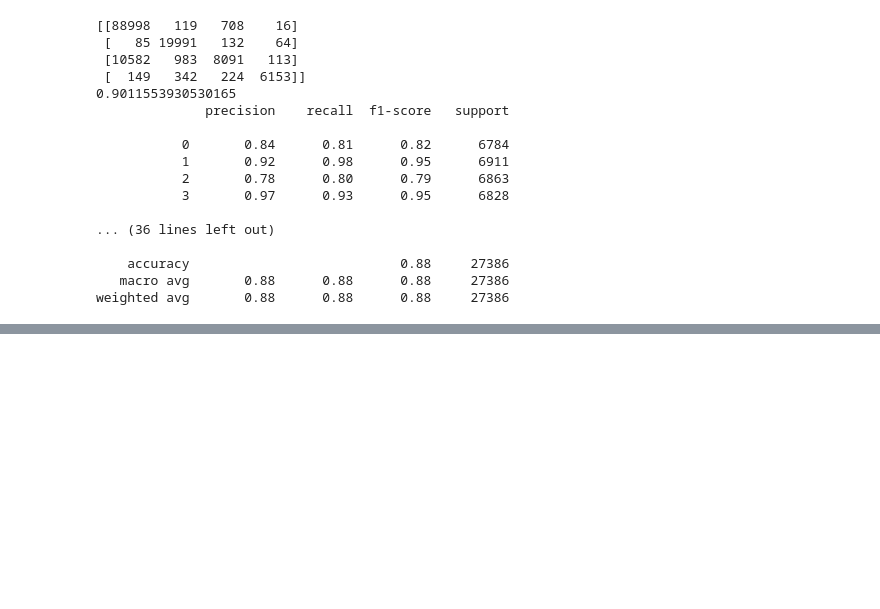
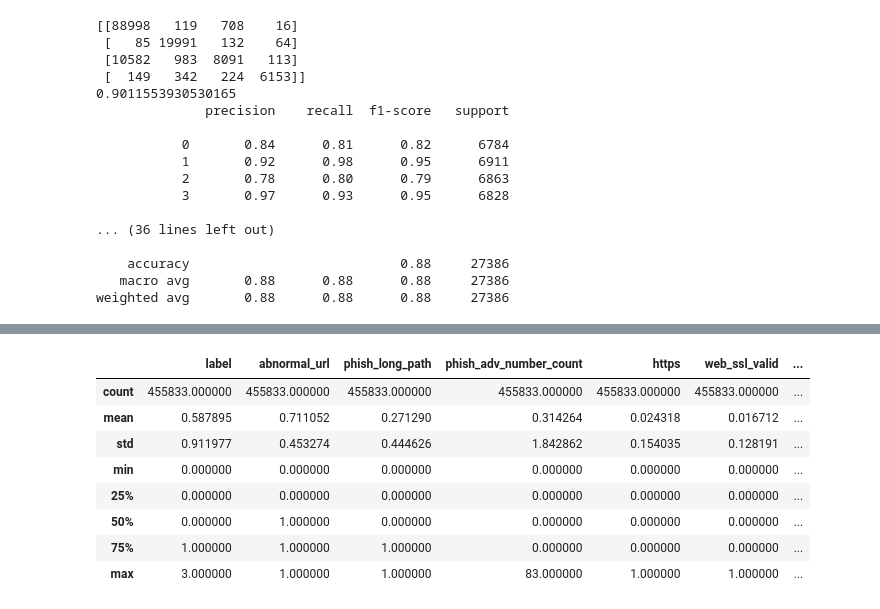
Before and after one commit to BhaskarMishra05/network_security, a Jupyter notebook: src/notebook/exploration.ipynb, the cells around one changed output, grey strips where cells are left out. Cells and saved outputs as stored; diff of their text form; code cells hidden in the pictures; blank space fills up the shorter version.

```diff
--- a/src/notebook/exploration.ipynb
+++ b/src/notebook/exploration.ipynb
@@ -146,7 +146,7 @@ print(feat_imp.head(20))
 top20_cols = [
 'url',
 'type',
-'label'
+'label',
 'abnormal_url',
 'phish_long_path',
 'phish_adv_number_count',
@@ -345,0 +371,12 @@ weighted avg       0.88      0.88      0.88     27386
+# %%
+mark.describe()
+# %% [output]
+|  | label | abnormal_url | phish_long_path | phish_adv_number_count | https | web_ssl_valid | ... |
+| count | 455833.000000 | 455833.000000 | 455833.000000 | 455833.000000 | 455833.000000 | 455833.000000 | ... |
+| mean | 0.587895 | 0.711052 | 0.271290 | 0.314264 | 0.024318 | 0.016712 | ... |
+| std | 0.911977 | 0.453274 | 0.444626 | 1.842862 | 0.154035 | 0.128191 | ... |
+| min | 0.000000 | 0.000000 | 0.000000 | 0.000000 | 0.000000 | 0.000000 | ... |
+| 25% | 0.000000 | 0.000000 | 0.000000 | 0.000000 | 0.000000 | 0.000000 | ... |
+| 50% | 0.000000 | 1.000000 | 0.000000 | 0.000000 | 0.000000 | 0.000000 | ... |
+| 75% | 1.000000 | 1.000000 | 1.000000 | 0.000000 | 0.000000 | 0.000000 | ... |
+| max | 3.000000 | 1.000000 | 1.000000 | 83.000000 | 1.000000 | 1.000000 | ... |
```
Also changed, not shown: parts of 1 cell of this notebook, 4 other files.
